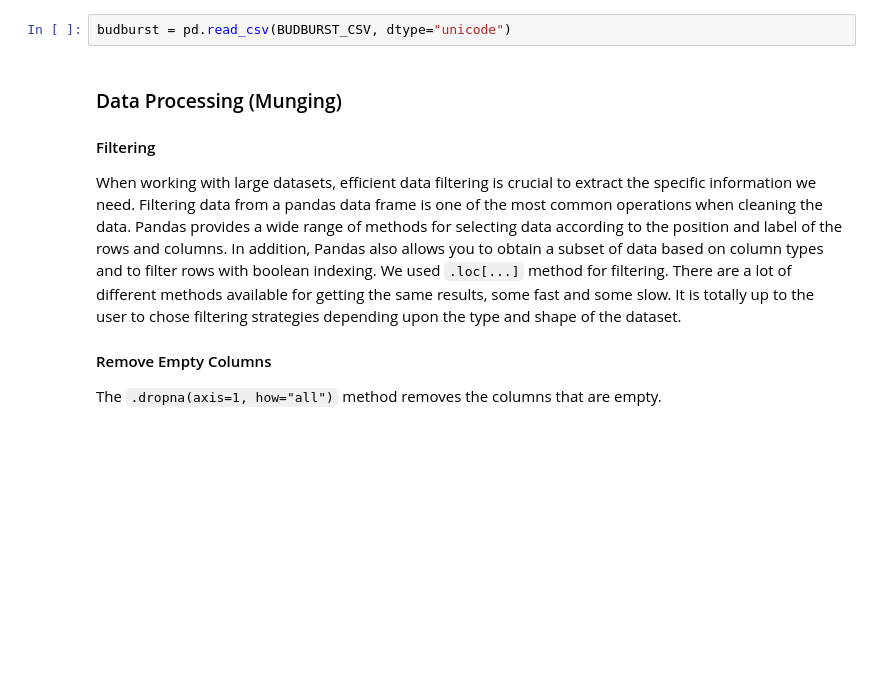
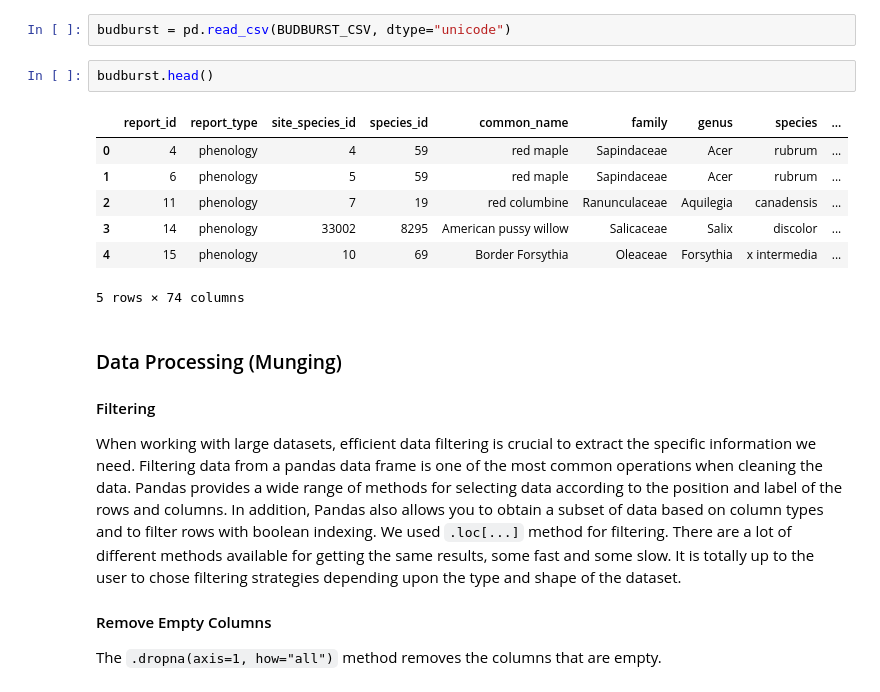
Before and after one commit to CSIS-NLU/Open-Science-101, a Jupyter notebook: Group-Projects/Climate change impact on phenology using Budburst/nasa_tops_group_project.ipynb, the cells around one changed output. Cells and saved outputs as stored; diff of their text form; blank space fills up the shorter version.

```diff
--- a/Group-Projects/Climate change impact on phenology using Budburst/nasa_tops_group_project.ipynb
+++ b/Group-Projects/Climate change impact on phenology using Budburst/nasa_tops_group_project.ipynb
@@ -132,6 +136,16 @@ As mentioned above, Pandas is a widely-used Python library for data science, ana
 BUDBURST_CSV: str = "https://raw.githubusercontent.com/CSIS-NLU/Open-Science-101/main/Group-Projects/Climate%20change%20impact%20on%20phenology%20using%20Budburst/budburst_observations_with_temperature.csv"
 # %%
 budburst = pd.read_csv(BUDBURST_CSV, dtype="unicode")
+# %%
+budburst.head()
+# %% [output]
+|  | report_id | report_type | site_species_id | species_id | common_name | family | genus | species | ... |
+| 0 | 4 | phenology | 4 | 59 | red maple | Sapindaceae | Acer | rubrum | ... |
+| 1 | 6 | phenology | 5 | 59 | red maple | Sapindaceae | Acer | rubrum | ... |
+| 2 | 11 | phenology | 7 | 19 | red columbine | Ranunculaceae | Aquilegia | canadensis | ... |
+| 3 | 14 | phenology | 33002 | 8295 | American pussy willow | Salicaceae | Salix | discolor | ... |
+| 4 | 15 | phenology | 10 | 69 | Border Forsythia | Oleaceae | Forsythia | x intermedia | ... |
+5 rows × 74 columns
 # %% [markdown]
 ### Data Processing (Munging)
 
```
Also changed, not shown: parts of 11 cells of this notebook.
